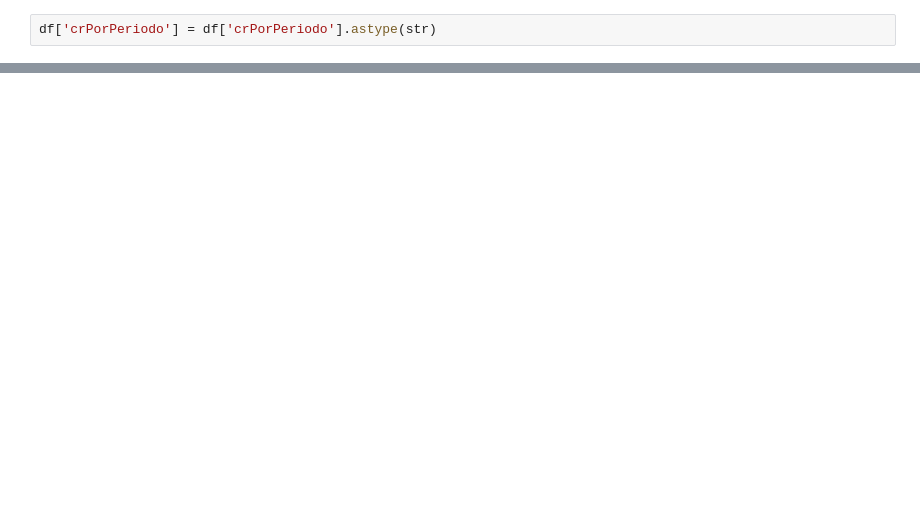
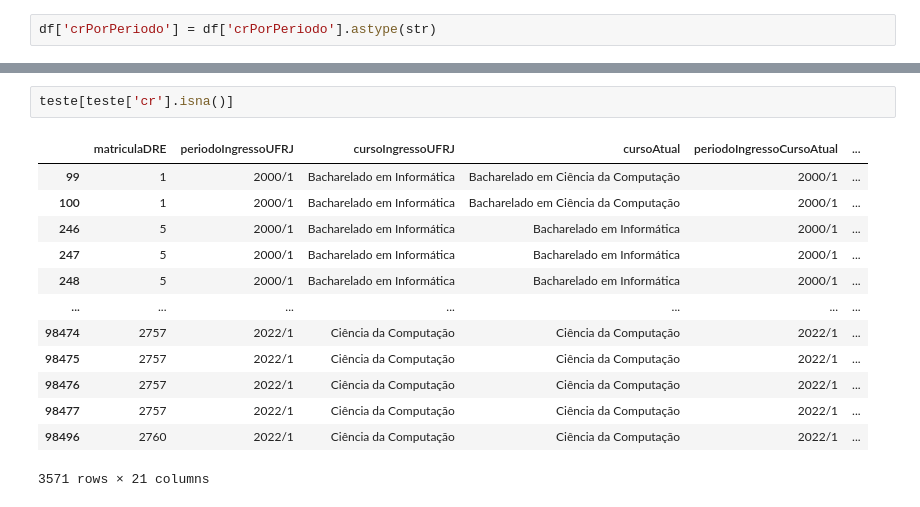
Before and after one commit to MarcosEduard0/Streamlit-TCC, a Jupyter notebook: marcos.ipynb, the cells around one changed output, grey strips where cells are left out. Cells and saved outputs as stored; diff of their text form; blank space fills up the shorter version.

```diff
--- a/marcos.ipynb
+++ b/marcos.ipynb
@@ -241,0 +225,16 @@ df['crPorPeriodo'].apply(lambda row: str(row).split('\n')).apply(lambda row: str
+# %%
+teste[teste['cr'].isna()]
+# %% [output]
+|  | matriculaDRE | periodoIngressoUFRJ | cursoIngressoUFRJ | cursoAtual | periodoIngressoCursoAtual | ... |
+| 99 | 1 | 2000/1 | Bacharelado em Informática | Bacharelado em Ciência da Computação | 2000/1 | ... |
+| 100 | 1 | 2000/1 | Bacharelado em Informática | Bacharelado em Ciência da Computação | 2000/1 | ... |
+| 246 | 5 | 2000/1 | Bacharelado em Informática | Bacharelado em Informática | 2000/1 | ... |
+| 247 | 5 | 2000/1 | Bacharelado em Informática | Bacharelado em Informática | 2000/1 | ... |
+| 248 | 5 | 2000/1 | Bacharelado em Informática | Bacharelado em Informática | 2000/1 | ... |
+| ... | ... | ... | ... | ... | ... | ... |
+| 98474 | 2757 | 2022/1 | Ciência da Computação | Ciência da Computação | 2022/1 | ... |
+| 98475 | 2757 | 2022/1 | Ciência da Computação | Ciência da Computação | 2022/1 | ... |
+| 98476 | 2757 | 2022/1 | Ciência da Computação | Ciência da Computação | 2022/1 | ... |
+| 98477 | 2757 | 2022/1 | Ciência da Computação | Ciência da Computação | 2022/1 | ... |
+| 98496 | 2760 | 2022/1 | Ciência da Computação | Ciência da Computação | 2022/1 | ... |
+3571 rows × 21 columns
```
Also changed, not shown: parts of 25 cells of this notebook.
